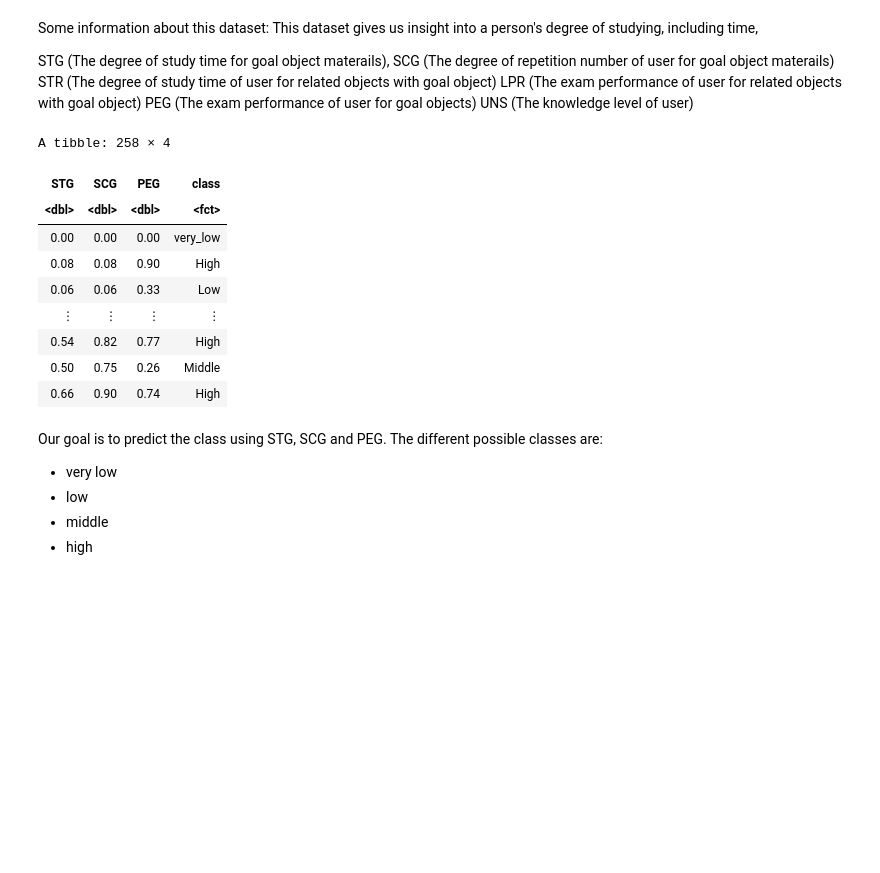
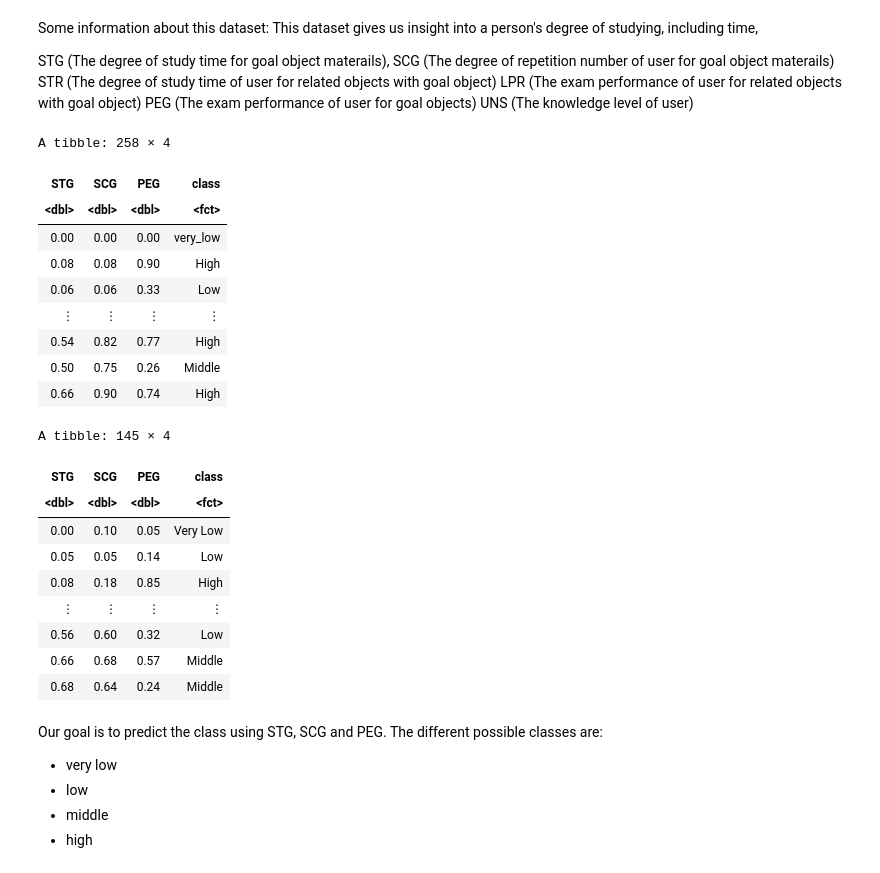
Before and after one commit to yui-ubc/dsci-100-2022w2-section006-group-27, a Jupyter notebook: group_project.ipynb, the cells around one changed output. Drawn from its saved outputs; the diff is of its cells as text; code cells hidden in the pictures; blank space fills up the shorter version.

```diff
--- a/group_project.ipynb
+++ b/group_project.ipynb
@@ -45,18 +32,31 @@ UNS (The knowledge level of user)
 # %%
 knowledge_train <- mutate(knowledge_train, class = as_factor(UNS)) |>
 select(STG, SCG, PEG, class)
 knowledge_train
+knowledge_test <- mutate(knowledge_test, class = as_factor(UNS)) |>
+select(STG, SCG, PEG, class)
+knowledge_test
 # %% [output]
 A tibble: 258 × 4
 | STG | SCG | PEG | class |
 | <dbl> | <dbl> | <dbl> | <fct> |
 | 0.00 | 0.00 | 0.00 | very_low |
 | 0.08 | 0.08 | 0.90 | High |
 | 0.06 | 0.06 | 0.33 | Low |
 | ⋮ | ⋮ | ⋮ | ⋮ |
 | 0.54 | 0.82 | 0.77 | High |
 | 0.50 | 0.75 | 0.26 | Middle |
 | 0.66 | 0.90 | 0.74 | High |
+A tibble: 145 × 4
+| STG | SCG | PEG | class |
+| <dbl> | <dbl> | <dbl> | <fct> |
+| 0.00 | 0.10 | 0.05 | Very Low |
+| 0.05 | 0.05 | 0.14 | Low |
+| 0.08 | 0.18 | 0.85 | High |
+| ⋮ | ⋮ | ⋮ | ⋮ |
+| 0.56 | 0.60 | 0.32 | Low |
+| 0.66 | 0.68 | 0.57 | Middle |
+| 0.68 | 0.64 | 0.24 | Middle |
 # %% [markdown]
 Our goal is to predict the class using STG, SCG and PEG.
 The different possible classes are:
```
Also changed, not shown: parts of 4 cells of this notebook.
